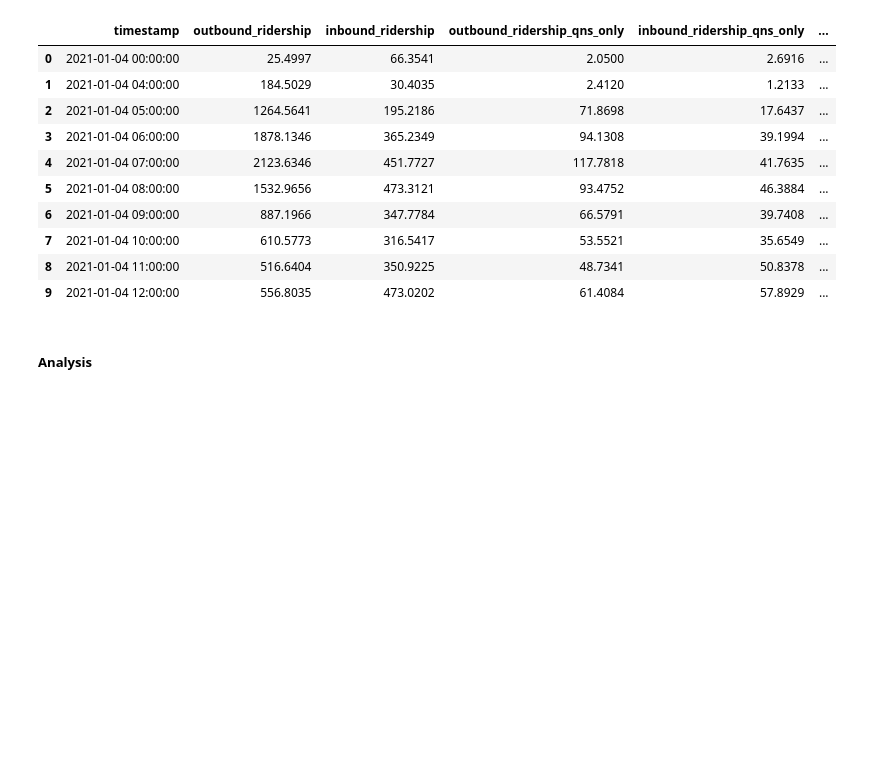
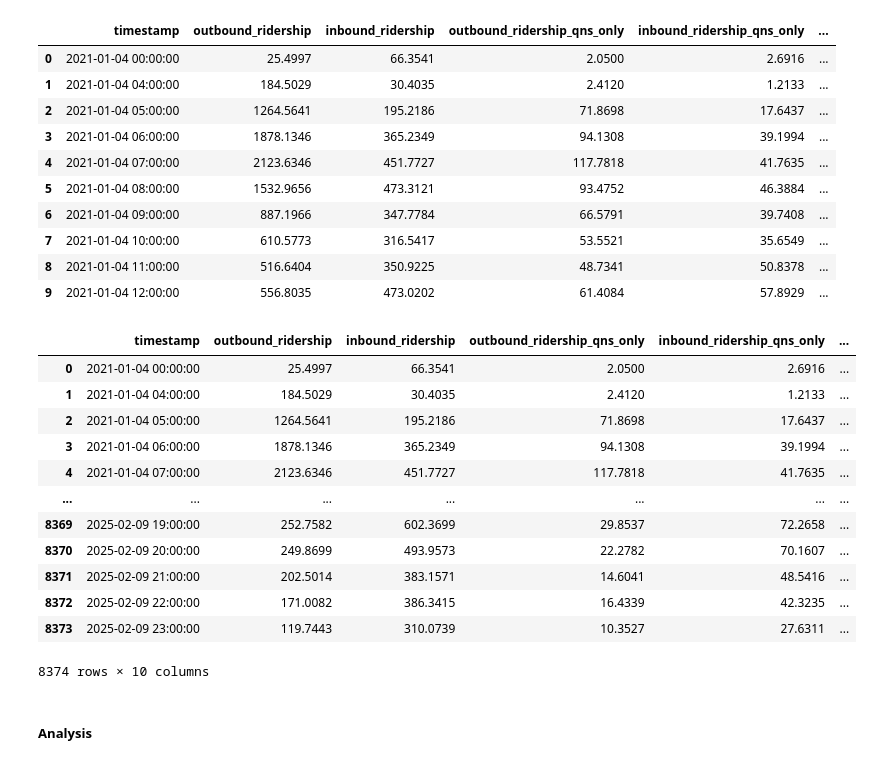
Before and after one commit to devennb/queenslink-ridership-analysis, a Jupyter notebook: project/demand_forecast1.ipynb, the cells around one changed output. Cells and saved outputs as stored; diff of their text form; code cells hidden in the pictures; blank space fills up the shorter version.

```diff
--- a/project/demand_forecast1.ipynb
+++ b/project/demand_forecast1.ipynb
@@ -189,6 +189,22 @@ combined_subway_ridership.head(10)
 | 7 | 2021-01-04 10:00:00 | 610.5773 | 316.5417 | 53.5521 | 35.6549 | ... |
 | 8 | 2021-01-04 11:00:00 | 516.6404 | 350.9225 | 48.7341 | 50.8378 | ... |
 | 9 | 2021-01-04 12:00:00 | 556.8035 | 473.0202 | 61.4084 | 57.8929 | ... |
+# %%
+combined_subway_ridership
+# %% [output]
+|  | timestamp | outbound_ridership | inbound_ridership | outbound_ridership_qns_only | inbound_ridership_qns_only | ... |
+| 0 | 2021-01-04 00:00:00 | 25.4997 | 66.3541 | 2.0500 | 2.6916 | ... |
+| 1 | 2021-01-04 04:00:00 | 184.5029 | 30.4035 | 2.4120 | 1.2133 | ... |
+| 2 | 2021-01-04 05:00:00 | 1264.5641 | 195.2186 | 71.8698 | 17.6437 | ... |
+| 3 | 2021-01-04 06:00:00 | 1878.1346 | 365.2349 | 94.1308 | 39.1994 | ... |
+| 4 | 2021-01-04 07:00:00 | 2123.6346 | 451.7727 | 117.7818 | 41.7635 | ... |
+| ... | ... | ... | ... | ... | ... | ... |
+| 8369 | 2025-02-09 19:00:00 | 252.7582 | 602.3699 | 29.8537 | 72.2658 | ... |
+| 8370 | 2025-02-09 20:00:00 | 249.8699 | 493.9573 | 22.2782 | 70.1607 | ... |
+| 8371 | 2025-02-09 21:00:00 | 202.5014 | 383.1571 | 14.6041 | 48.5416 | ... |
+| 8372 | 2025-02-09 22:00:00 | 171.0082 | 386.3415 | 16.4339 | 42.3235 | ... |
+| 8373 | 2025-02-09 23:00:00 | 119.7443 | 310.0739 | 10.3527 | 27.6311 | ... |
+8374 rows × 10 columns
 # %% [markdown]
 ##### Analysis
 # %%
```
Also changed, not shown: parts of 3 cells of this notebook, 1 other file.
